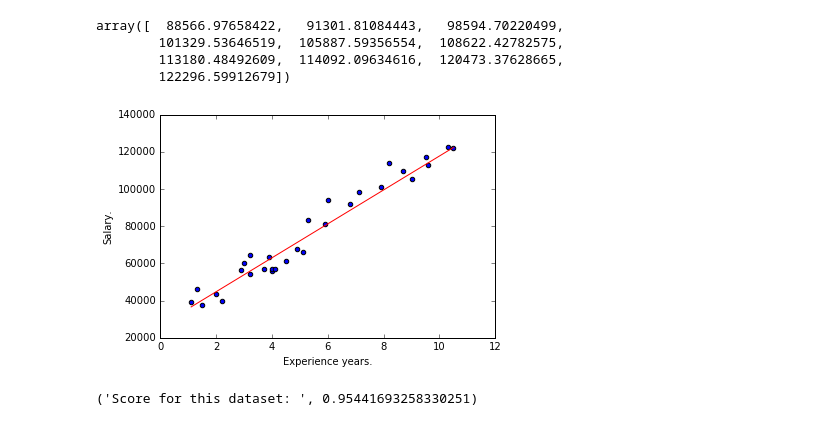
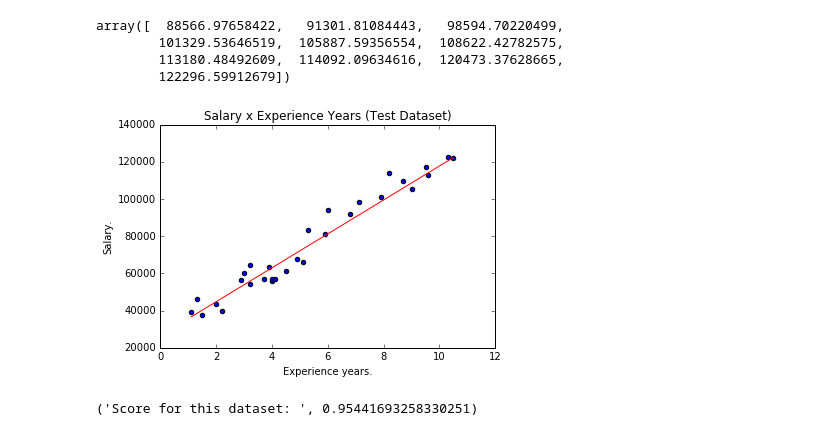
Before and after one commit to lmedson/ECT2702, a Jupyter notebook: rl-salario/Linear Regression - Employees Salary and Experience .ipynb, the cells around one changed output. Cells and saved outputs as stored; diff of their text form; code cells hidden in the pictures.

```diff
--- a/rl-salario/Linear Regression - Employees Salary and Experience .ipynb
+++ b/rl-salario/Linear Regression - Employees Salary and Experience .ipynb
@@ -75,12 +75,13 @@ array([  88566.97658422,   91301.81084443,   98594.70220499,
 # %%
 #plot do modelo
 plt.scatter(exp_years, salary_value)
 plt.plot(exp_years, lr.predict(exp_years), c='r')
+plt.title("Salary x Experience Years (Test Dataset)")
 plt.xlabel("Experience years.")
 plt.ylabel("Salary.")
 plt.show()
 # %% [output]
-[figure, old version]
+[figure, new version]
 # %%
 #verificando eficacia do modelo
 print("Score for this dataset: ", lr.score(exp_years, salary_value)) #95%
```
Also changed, not shown: parts of 5 cells of this notebook.
